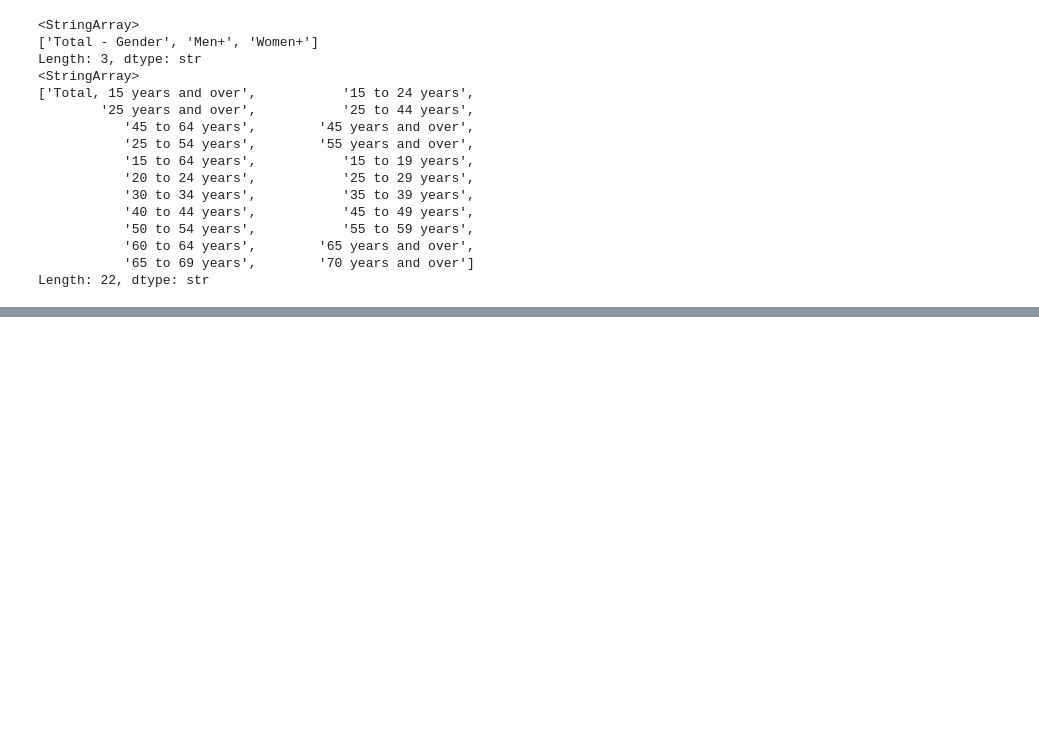
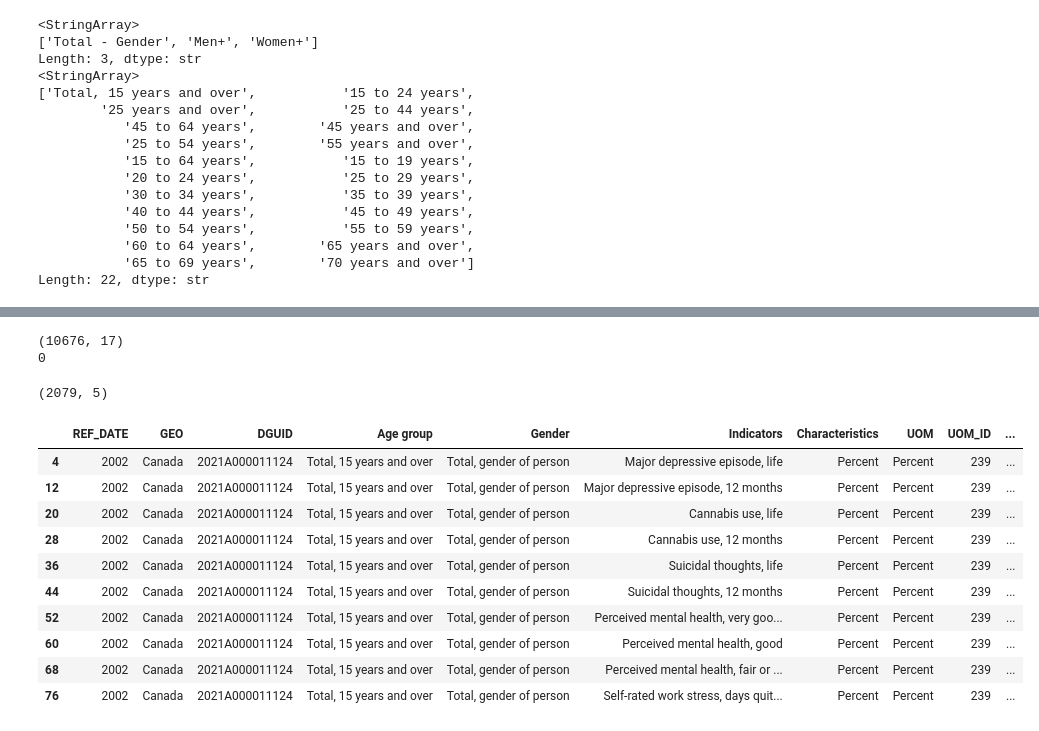
Before and after one commit to phamdanggiangmy-cmyk/unemployment_mentalhealth, a Jupyter notebook: testing.ipynb, the cells around one changed output, grey strips where cells are left out. Drawn from its saved outputs; the diff is of its cells as text; code cells hidden in the pictures; blank space fills up the shorter version.

```diff
--- a/testing.ipynb
+++ b/testing.ipynb
@@ -108,0 +212,25 @@ print(unemp_rate['Gender'].unique())
+# %%
+print(mh_reliable.shape)
+print(mh_reliable['VALUE'].isna().sum())
+# %% [output]
+(10676, 17)
+0
+# %%
+unemp_annual_clean = unemp_annual.dropna(subset=['VALUE'])
+print (unemp_annual_clean.shape)
+# %% [output]
+(2079, 5)
+# %%
+mh_pct.head(10)
+# %% [output]
+|  | REF_DATE | GEO | DGUID | Age group | Gender | Indicators | Characteristics | UOM | UOM_ID | ... |
+| 4 | 2002 | Canada | 2021A000011124 | Total, 15 years and over | Total, gender of person | Major depressive episode, life | Percent | Percent | 239 | ... |
+| 12 | 2002 | Canada | 2021A000011124 | Total, 15 years and over | Total, gender of person | Major depressive episode, 12 months | Percent | Percent | 239 | ... |
+| 20 | 2002 | Canada | 2021A000011124 | Total, 15 years and over | Total, gender of person | Cannabis use, life | Percent | Percent | 239 | ... |
+| 28 | 2002 | Canada | 2021A000011124 | Total, 15 years and over | Total, gender of person | Cannabis use, 12 months | Percent | Percent | 239 | ... |
+| 36 | 2002 | Canada | 2021A000011124 | Total, 15 years and over | Total, gender of person | Suicidal thoughts, life | Percent | Percent | 239 | ... |
+| 44 | 2002 | Canada | 2021A000011124 | Total, 15 years and over | Total, gender of person | Suicidal thoughts, 12 months | Percent | Percent | 239 | ... |
+| 52 | 2002 | Canada | 2021A000011124 | Total, 15 years and over | Total, gender of person | Perceived mental health, very goo... | Percent | Percent | 239 | ... |
+| 60 | 2002 | Canada | 2021A000011124 | Total, 15 years and over | Total, gender of person | Perceived mental health, good | Percent | Percent | 239 | ... |
+| 68 | 2002 | Canada | 2021A000011124 | Total, 15 years and over | Total, gender of person | Perceived mental health, fair or ... | Percent | Percent | 239 | ... |
+| 76 | 2002 | Canada | 2021A000011124 | Total, 15 years and over | Total, gender of person | Self-rated work stress, days quit... | Percent | Percent | 239 | ... |
```
Also changed, not shown: parts of 28 cells of this notebook.
